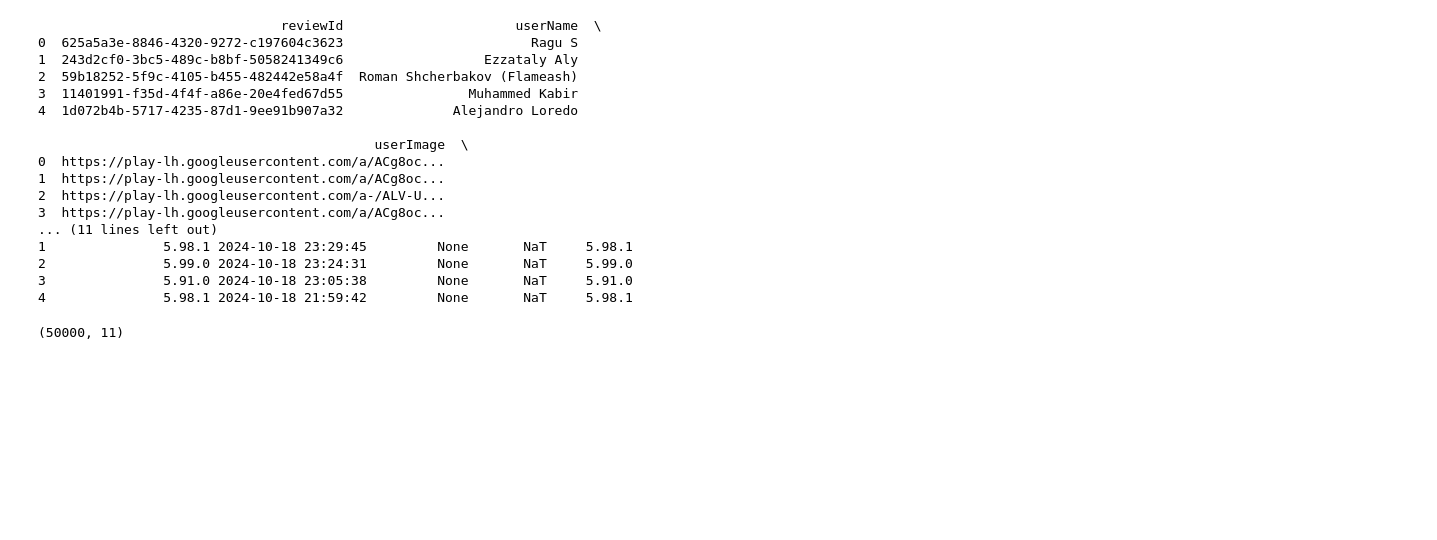
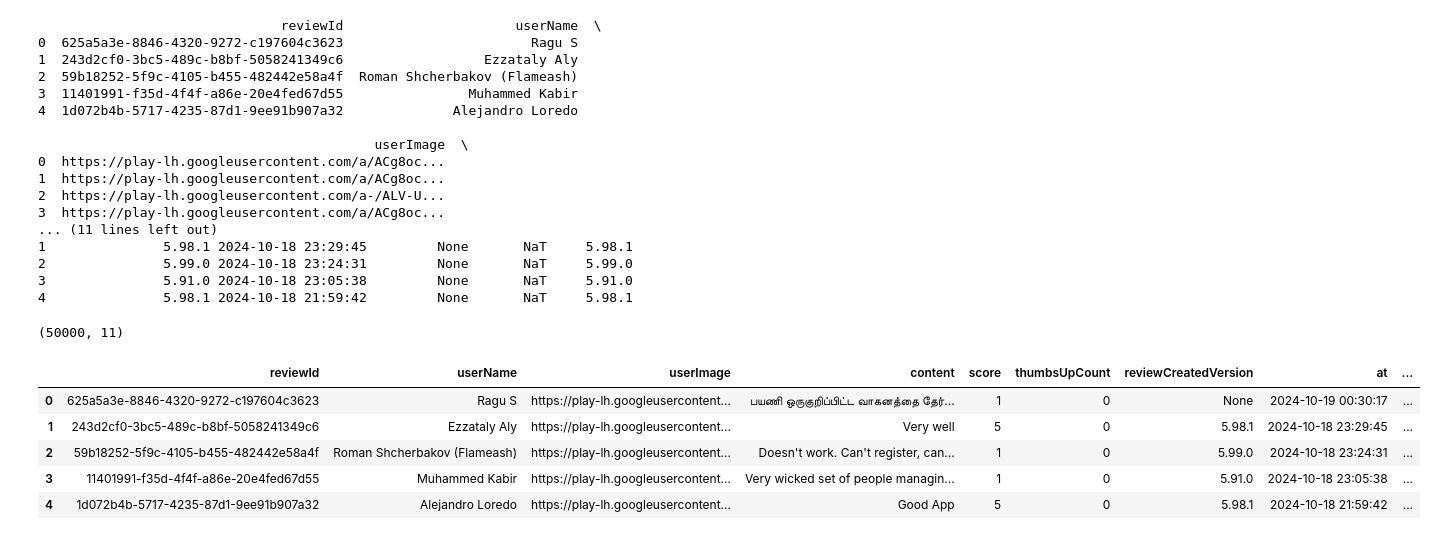
Before and after one commit to reymage/2021-pydantic, a Jupyter notebook: indrive_scraping.ipynb, the cells around one changed output. Cells and saved outputs as stored; diff of their text form; code cells hidden in the pictures; blank space fills up the shorter version.

```diff
--- a/indrive_scraping.ipynb
+++ b/indrive_scraping.ipynb
@@ -84,3 +98,13 @@ df_reviews.to_csv('indrive_nigeria_reviews.csv', index=False)
 df_reviews.shape
 # %% [output]
 (50000, 11)
+# %%
+# check first five rows
+df_reviews.head(5)
+# %% [output]
+|  | reviewId | userName | userImage | content | score | thumbsUpCount | reviewCreatedVersion | at | ... |
+| 0 | 625a5a3e-8846-4320-9272-c197604c3623 | Ragu S | https://play-lh.googleusercontent... | பயணி ஒருகுறிப்பிட்ட வாகனத்தை தேர்... | 1 | 0 | None | 2024-10-19 00:30:17 | ... |
+| 1 | 243d2cf0-3bc5-489c-b8bf-5058241349c6 | Ezzataly Aly | https://play-lh.googleusercontent... | Very well | 5 | 0 | 5.98.1 | 2024-10-18 23:29:45 | ... |
+| 2 | 59b18252-5f9c-4105-b455-482442e58a4f | Roman Shcherbakov (Flameash) | https://play-lh.googleusercontent... | Doesn't work. Can't register, can... | 1 | 0 | 5.99.0 | 2024-10-18 23:24:31 | ... |
+| 3 | 11401991-f35d-4f4f-a86e-20e4fed67d55 | Muhammed Kabir | https://play-lh.googleusercontent... | Very wicked set of people managin... | 1 | 0 | 5.91.0 | 2024-10-18 23:05:38 | ... |
+| 4 | 1d072b4b-5717-4235-87d1-9ee91b907a32 | Alejandro Loredo | https://play-lh.googleusercontent... | Good App | 5 | 0 | 5.98.1 | 2024-10-18 21:59:42 | ... |
```
Also changed, not shown: parts of 10 cells of this notebook.
